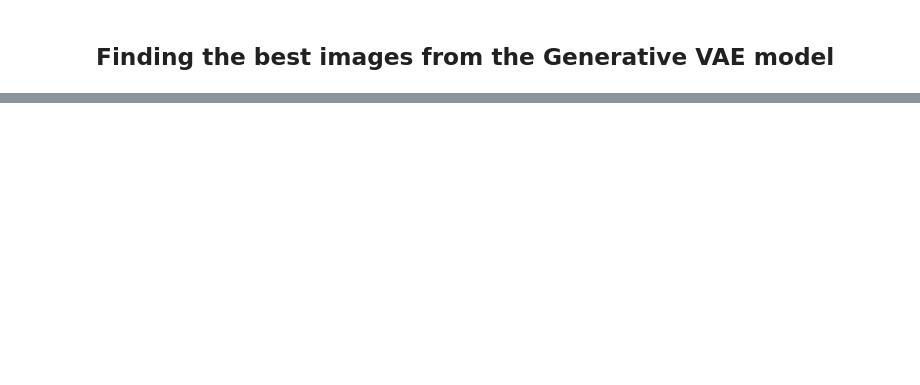
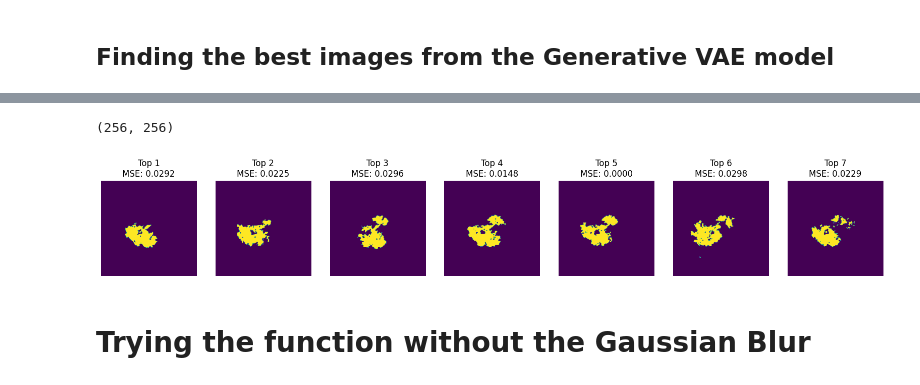
Before and after one commit to tjduu/wildfire-dl-da-forecasting, a Jupyter notebook: vae_image_selection.ipynb, the cells around one changed output, grey strips where cells are left out. Drawn from its saved outputs; the diff is of its cells as text; code cells hidden in the pictures; blank space fills up the shorter version.

```diff
--- a/vae_image_selection.ipynb
+++ b/vae_image_selection.ipynb
@@ -235,0 +603,15 @@ def best_obs_mse_image(autoencoder, obs_dataset_path, num_generated=500, latent_
+# %%
+# Example usage:
+filtered_generated_images, best_generated_image, best_obs_image, best_obs_index, lowest_mse, top_10_images = generate_and_filter_images_filtered(
+    model,
+    obs_dataset,
+    latent_dim=16,
+    device='cpu',
+    num_samples=8000,
+    pixel_ratio_range=(5, 14),
+    num_visualize=10,
+    threshold=0.60  # Adjusted threshold value to capture slightly activated pixels
+)
+
+print(f'Lowest MSE: {lowest_mse}')
+print(f'Best Observation Image Index: {best_obs_index}')
@@ -235,0 +641,4 @@ def best_obs_mse_image(autoencoder, obs_dataset_path, num_generated=500, latent_
+# %%
+# save the top 10 images as numpy arrays
+for i, img in enumerate(top_10_images):
+    np.save(f"top_10_image_{i}.npy", img)
@@ -235,0 +821,4 @@ def best_obs_mse_image(autoencoder, obs_dataset_path, num_generated=500, latent_
+# %%
+best_generated_image.shape
+# %% [output]
+(256, 256)
@@ -235,0 +827,11 @@ def best_obs_mse_image(autoencoder, obs_dataset_path, num_generated=500, latent_
+# %%
+# order
+idx_plot = [7, 2, 8, 1, 0, 9, 3]
+# plot top 10 images
+fig, ax = plt.subplots(1, 7, figsize=(20, 20))
+for i, idx in enumerate(idx_plot):
+    ax[i].imshow(top_10_images[idx], cmap='viridis')
+    ax[i].set_title(f"Top {i+1}\nMSE: {top_10_mses[idx]:.4f}")
+    ax[i].axis('off')
+# %% [output]
+[figure, added]
@@ -235,0 +863,2 @@ def best_obs_mse_image(autoencoder, obs_dataset_path, num_generated=500, latent_
+# %% [markdown]
+# Trying the function without the Gaussian Blur
```
Also changed, not shown: parts of 36 cells of this notebook.
